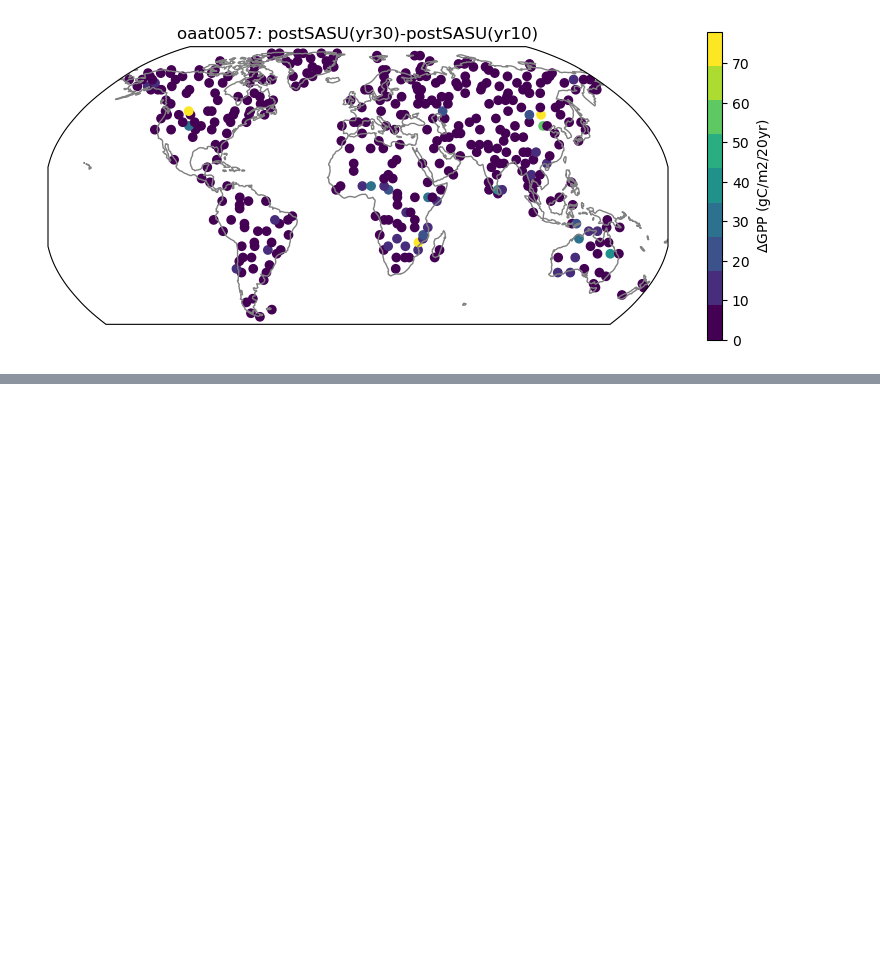
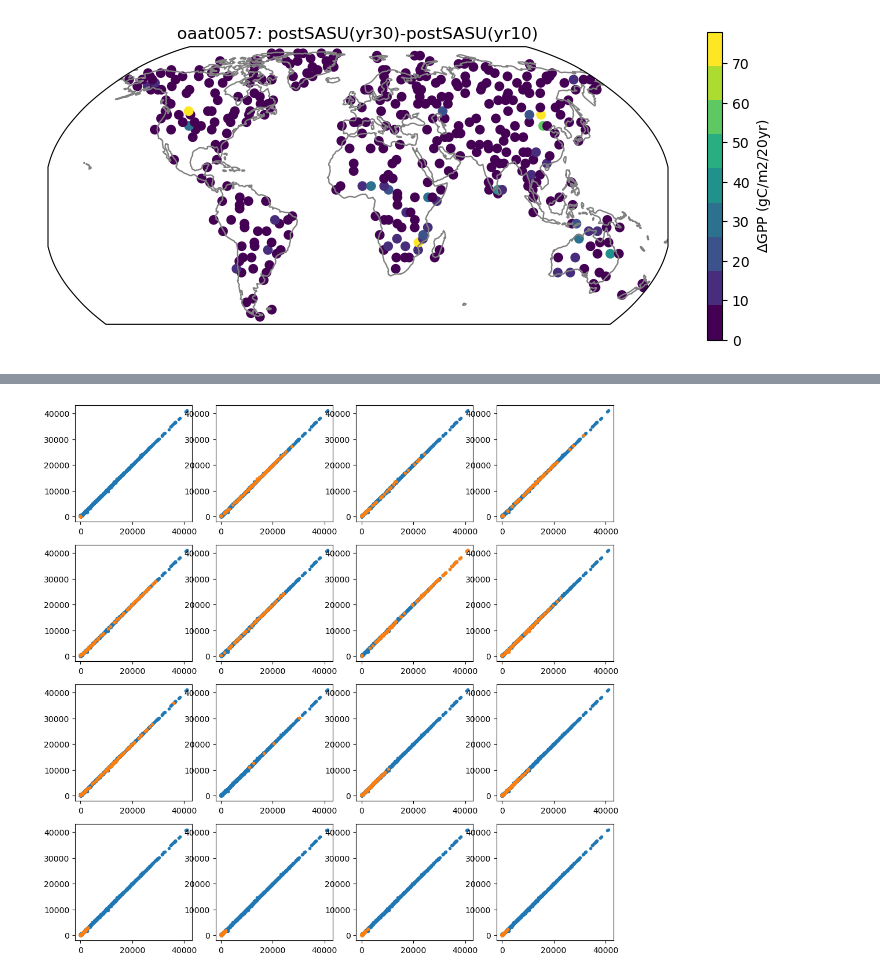
Before and after one commit to NCAR/ctsm6_ppe, a Jupyter notebook: spinup/minioaat_spinup.ipynb, the cells around one changed output, grey strips where cells are left out. Saved outputs shown, nothing was run; the diff lists cells and outputs as text; code cells hidden in the pictures; blank space fills up the shorter version.

```diff
--- a/spinup/minioaat_spinup.ipynb
+++ b/spinup/minioaat_spinup.ipynb
@@ -243,0 +325,12 @@ plt.savefig('figs/oaat0057_gpp_nojump_gridded.png',dpi=300,bbox_inches='tight');
+# %%
+v='TOTVEGC'
+plt.figure(figsize=[12,12])
+for i in range(16):
+    plt.subplot(4,4,i+1)
+    plt.plot(xs['SASU'][v].isel(year=-1),
+             xs['pSASU'][v].isel(year=0),'.')
+    ix=(ds.pfts1d_itype_veg.isel(time=0)==i).compute()
+    plt.plot(xs['SASU'][v].isel(pft=ix,year=-1),
+             xs['pSASU'][v].isel(pft=ix,year=0),'.')
+# %% [output]
+[figure, added]
```
Also changed, not shown: parts of 12 cells of this notebook, 1 other file.
